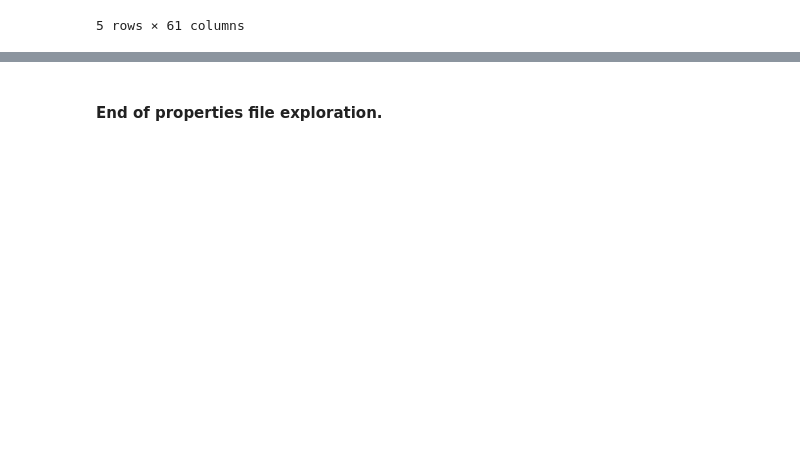
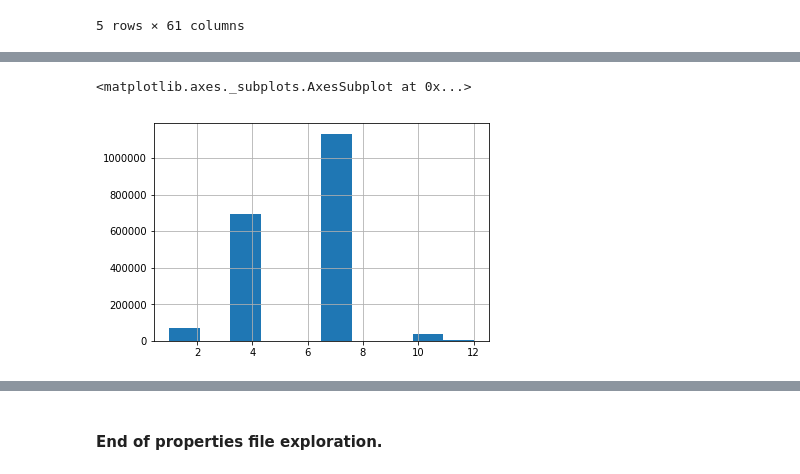
Before and after one commit to scollins83/kaggle_zillow_zestimate, a Jupyter notebook: ZC_EDA.ipynb, the cells around one changed output, grey strips where cells are left out. Drawn from its saved outputs; the diff is of its cells as text; code cells hidden in the pictures; blank space fills up the shorter version.

```diff
--- a/ZC_EDA.ipynb
+++ b/ZC_EDA.ipynb
@@ -339,0 +381,5 @@ properties['BuildingClassDesc'].fillna(value='Not Specified', inplace=True)
+# %%
+properties['buildingqualitytypeid'].hist()
+# %% [output]
+<matplotlib.axes._subplots.AxesSubplot at 0x...>
+[figure, added]
```
Also changed, not shown: parts of 48 cells of this notebook.
